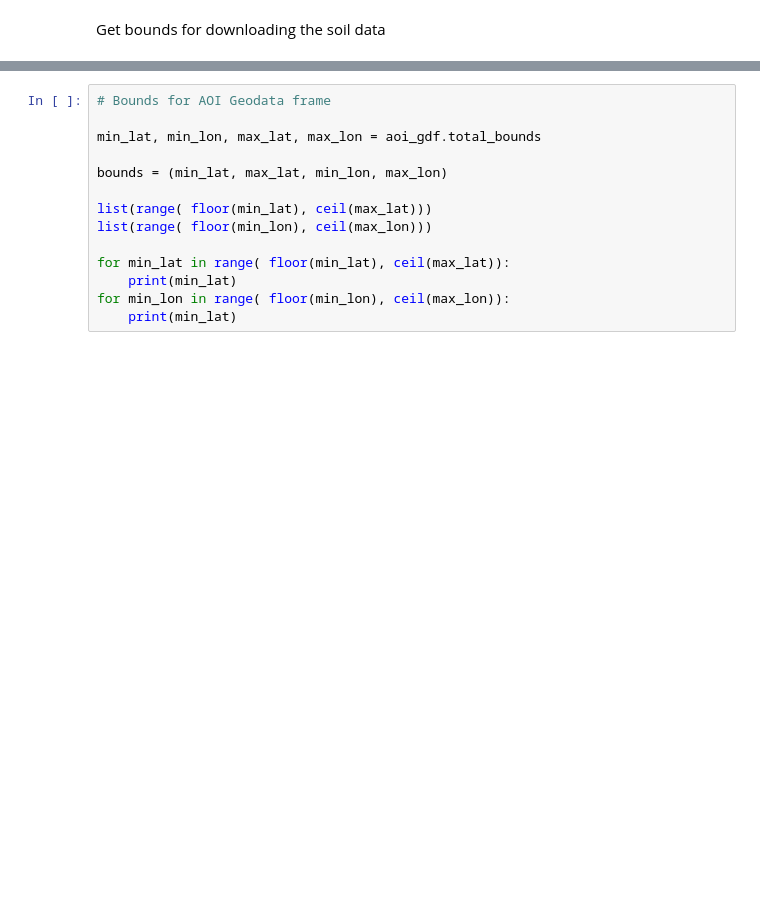
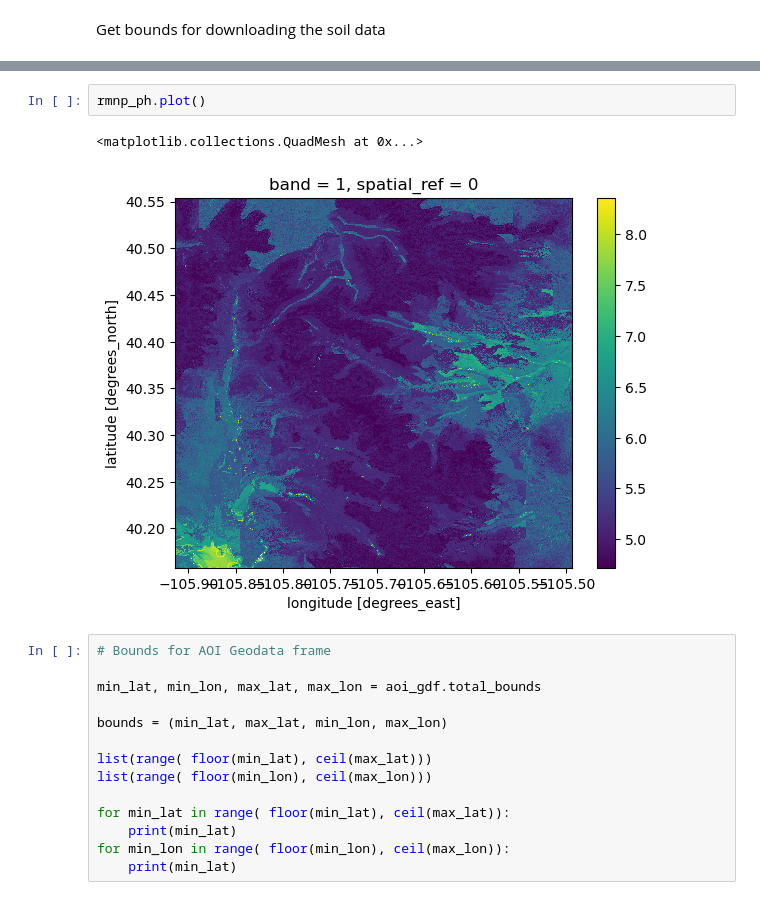
Before and after one commit to npwelsh/habitat_suitability, a Jupyter notebook: Tetraneuris-grandiflora_AOI.ipynb, the cells around one changed output, grey strips where cells are left out. Saved outputs shown, nothing was run; the diff lists cells and outputs as text; blank space fills up the shorter version.

```diff
--- a/Tetraneuris-grandiflora_AOI.ipynb
+++ b/Tetraneuris-grandiflora_AOI.ipynb
@@ -179,3 +227,8 @@ teton_soils_urls
+# %%
+rmnp_ph.plot()
+# %% [output]
+<matplotlib.collections.QuadMesh at 0x...>
+[figure, added]
 # %%
 # Bounds for AOI Geodata frame
 
```
Also changed, not shown: parts of 5 cells of this notebook.
